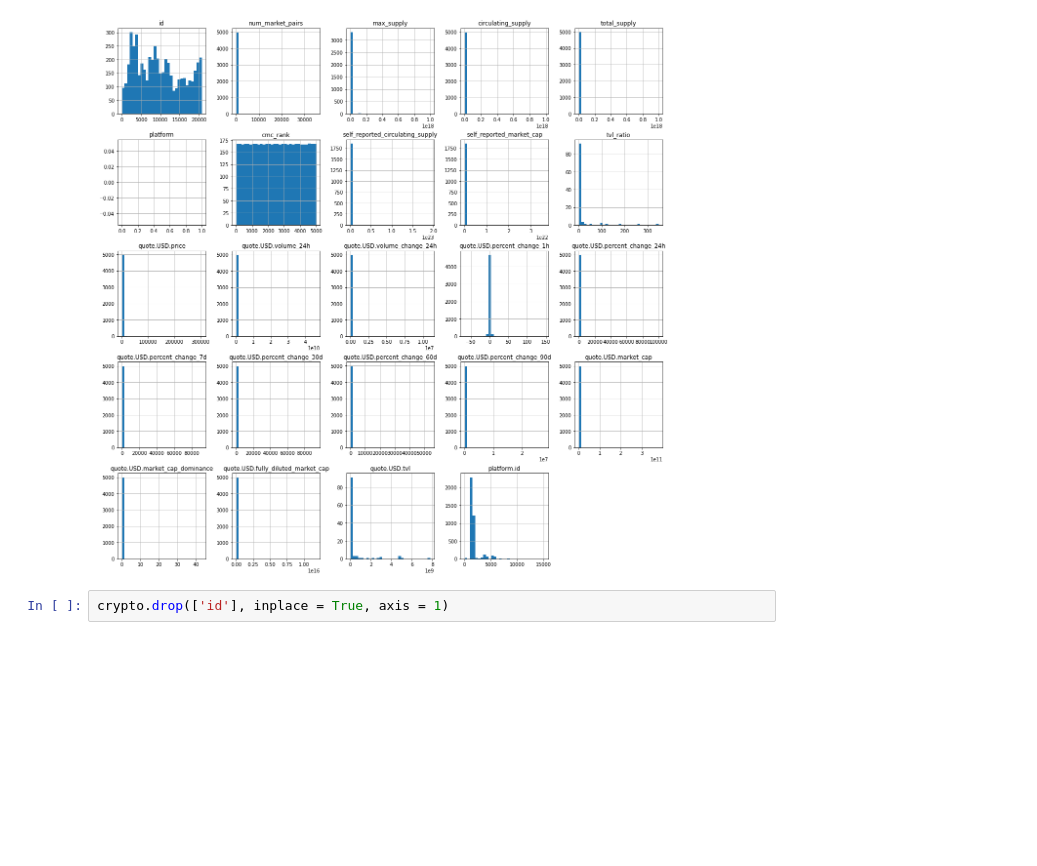
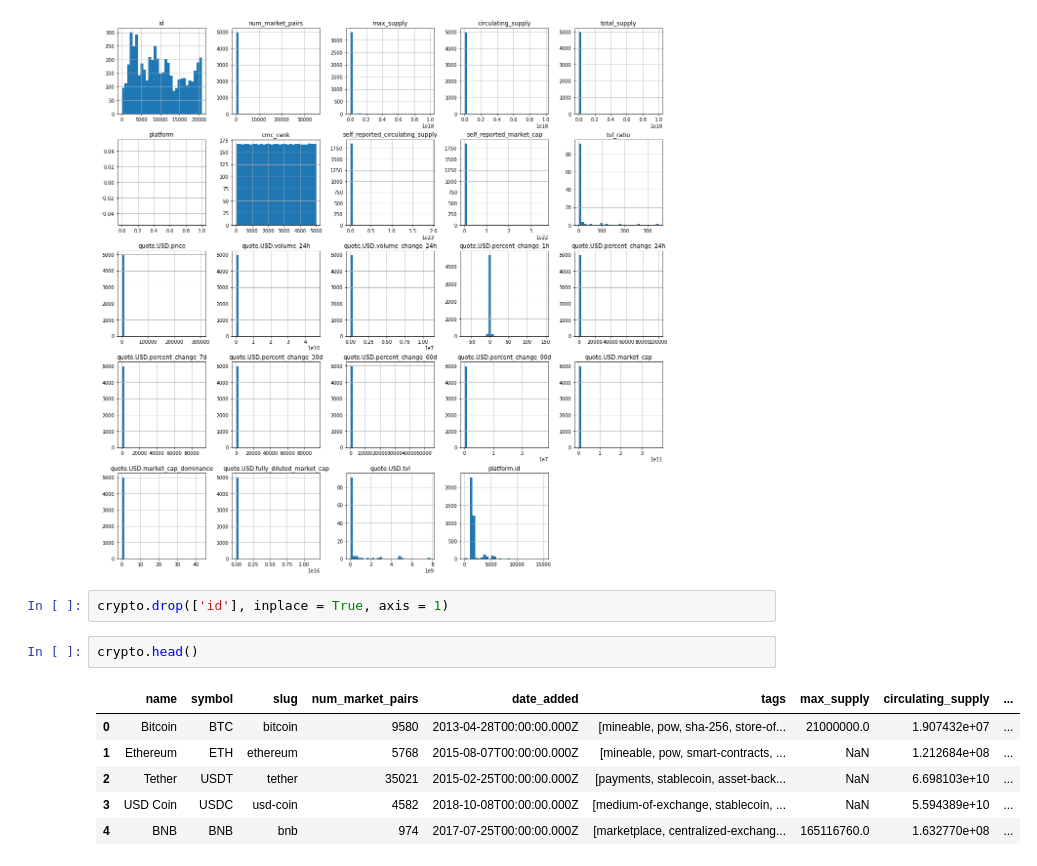
Before and after one commit to dekings44/crypto_analysis, a Jupyter notebook: cryptoData.ipynb, the cells around one changed output. Saved outputs shown, nothing was run; the diff lists cells and outputs as text; blank space fills up the shorter version.

```diff
--- a/cryptoData.ipynb
+++ b/cryptoData.ipynb
@@ -149,3 +149,12 @@ plt.show()
 [figure]
 # %%
 crypto.drop(['id'], inplace = True, axis = 1)
+# %%
+crypto.head()
+# %% [output]
+|  | name | symbol | slug | num_market_pairs | date_added | tags | max_supply | circulating_supply | ... |
+| 0 | Bitcoin | BTC | bitcoin | 9580 | 2013-04-28T00:00:00.000Z | [mineable, pow, sha-256, store-of... | 21000000.0 | 1.907432e+07 | ... |
+| 1 | Ethereum | ETH | ethereum | 5768 | 2015-08-07T00:00:00.000Z | [mineable, pow, smart-contracts, ... | NaN | 1.212684e+08 | ... |
+| 2 | Tether | USDT | tether | 35021 | 2015-02-25T00:00:00.000Z | [payments, stablecoin, asset-back... | NaN | 6.698103e+10 | ... |
+| 3 | USD Coin | USDC | usd-coin | 4582 | 2018-10-08T00:00:00.000Z | [medium-of-exchange, stablecoin, ... | NaN | 5.594389e+10 | ... |
+| 4 | BNB | BNB | bnb | 974 | 2017-07-25T00:00:00.000Z | [marketplace, centralized-exchang... | 165116760.0 | 1.632770e+08 | ... |
```
Also changed, not shown: parts of 2 cells of this notebook.
